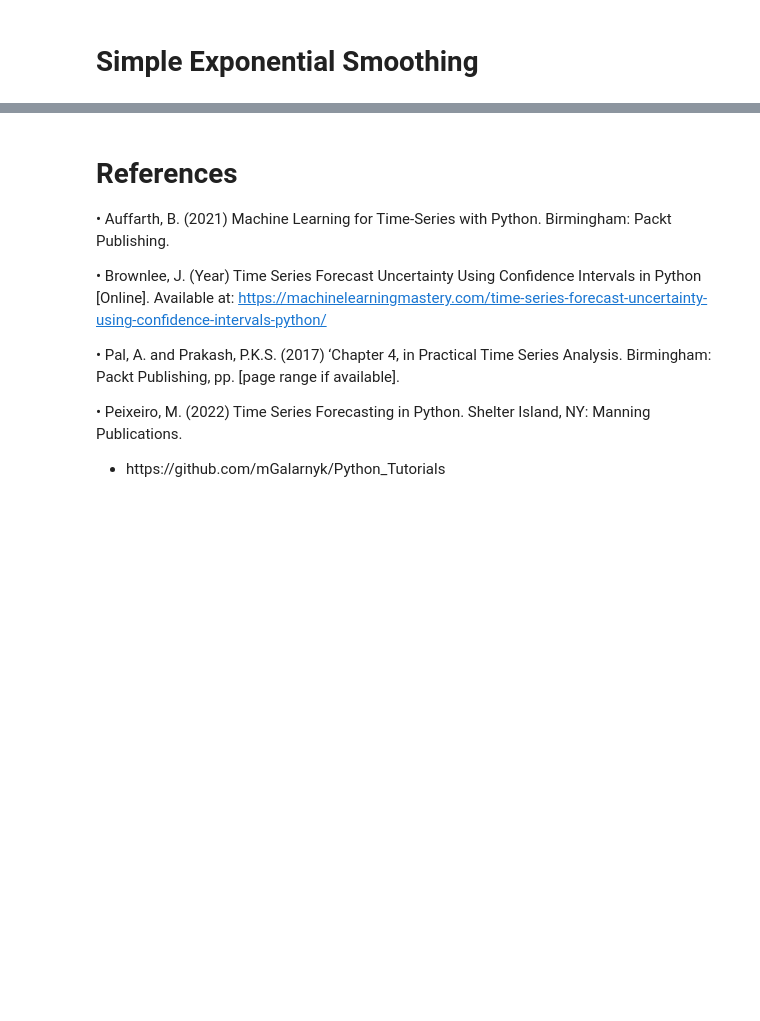
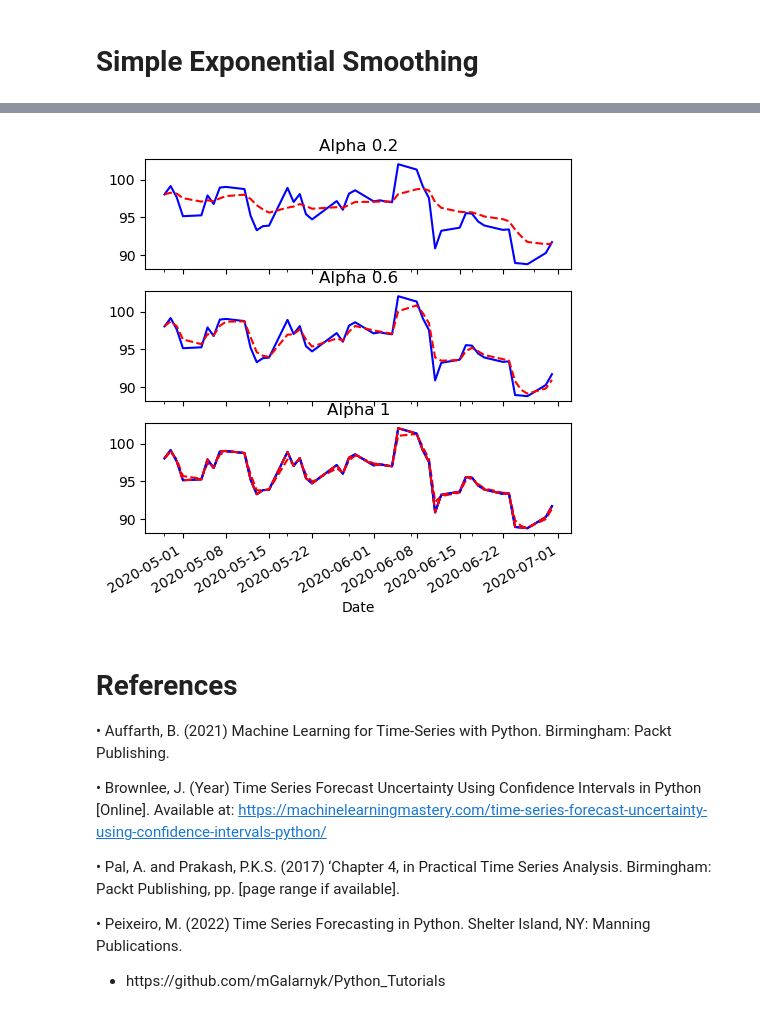
Before and after one commit to CCT-Dublin/capstone-project-JeissonSPreciado, a Jupyter notebook: MDT.ipynb, the cells around one changed output, grey strips where cells are left out. Saved outputs shown, nothing was run; the diff lists cells and outputs as text; code cells hidden in the pictures; blank space fills up the shorter version.

```diff
--- a/MDT.ipynb
+++ b/MDT.ipynb
@@ -998,24 +1047,26 @@ mdto2['SES10'] = es.single_exp_smoothing(mdto2['Close'], 1)
 # %%
 # plot three figures for three values of alpha
 f, axarr = plt.subplots(3, sharex = True)
 f.set_size_inches(5.5, 5.5)
 
-mdto2['Close'].iloc[:45].plot(color='b', linestyle = '-', ax=axarr[0])
-mdto2['SES2'].iloc[:45].plot(color='r', linestyle = '--', ax=axarr[0])
+mdt['Close'].iloc[:45].plot(color='b', linestyle = '-', ax=axarr[0])
+mdt['SES2'].iloc[:45].plot(color='r', linestyle = '--', ax=axarr[0])
 axarr[0].set_title('Alpha 0.2')
 
-mdto2['Close'].iloc[:45].plot(color='b', linestyle = '-', ax=axarr[1])
-mdto2['SES6'].iloc[:45].plot(color='r', linestyle = '--', ax=axarr[1])
+mdt['Close'].iloc[:45].plot(color='b', linestyle = '-', ax=axarr[1])
+mdt['SES6'].iloc[:45].plot(color='r', linestyle = '--', ax=axarr[1])
 axarr[1].set_title('Alpha 0.6')
 
-mdto2['Close'].iloc[:45].plot(color='b', linestyle = '-', ax=axarr[2])
-mdto2['SES8'].iloc[:45].plot(color='r', linestyle = '--', ax=axarr[2])
+mdt['Close'].iloc[:45].plot(color='b', linestyle = '-', ax=axarr[2])
+mdt['SES8'].iloc[:45].plot(color='r', linestyle = '--', ax=axarr[2])
 axarr[2].set_title('Alpha 0.8')
 
-mdto2['Close'].iloc[:45].plot(color='b', linestyle = '-', ax=axarr[2])
-mdto2['SES10'].iloc[:45].plot(color='r', linestyle = '--', ax=axarr[2])
+mdt['Close'].iloc[:45].plot(color='b', linestyle = '-', ax=axarr[2])
+mdt['SES10'].iloc[:45].plot(color='r', linestyle = '--', ax=axarr[2])
 axarr[2].set_title('Alpha 1')
 plt.savefig('_02_02.png', format='png', dpi=300)
+# %% [output]
+[figure, added]
 # %% [markdown]
 # References
 
```
Also changed, not shown: parts of 16 cells of this notebook, 3 other files.
